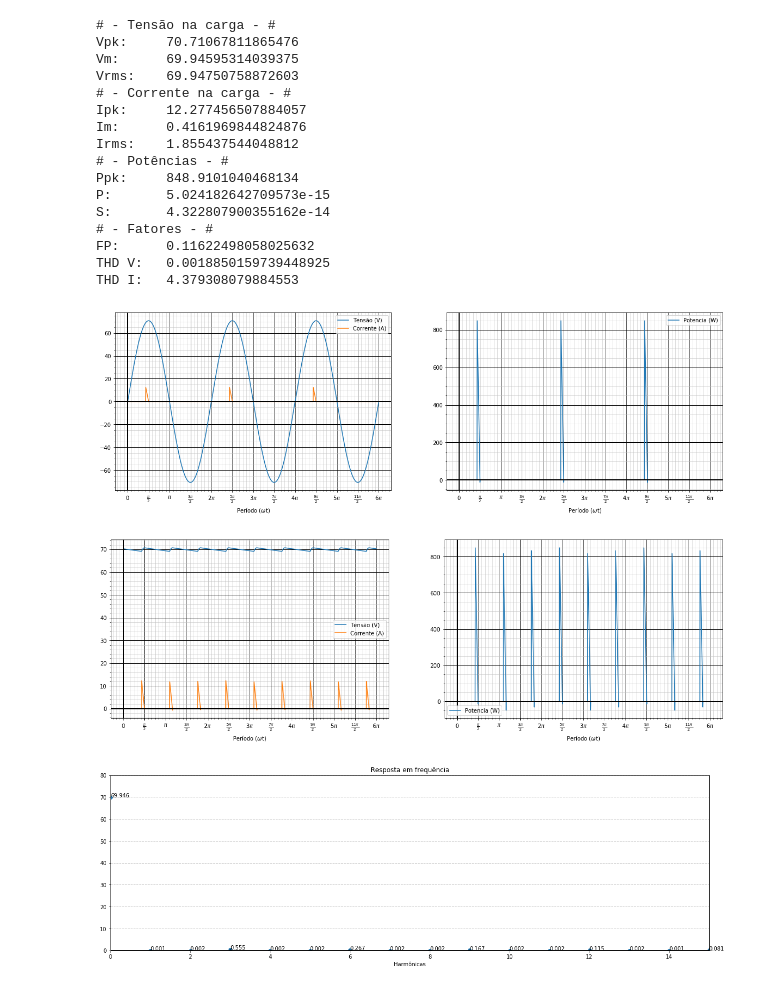
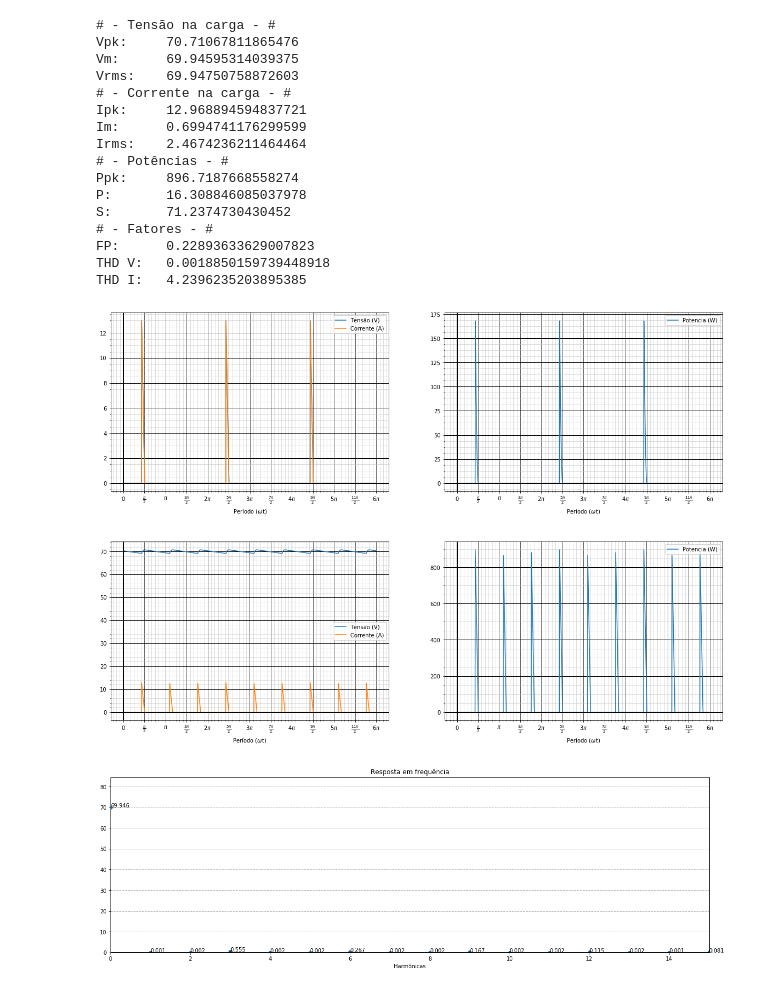
Before and after one commit to diesson/retificadores_python, a Jupyter notebook: 21 Retificador trifásico com ponto médio (Carga RC).ipynb, the cells around one changed output. Cells and saved outputs as stored; diff of their text form; code cells hidden in the pictures.

```diff
--- a/21 Retificador trifásico com ponto médio (Carga RC).ipynb
+++ b/21 Retificador trifásico com ponto médio (Carga RC).ipynb
@@ -48,13 +48,14 @@ func_vout = func_vout + '+' + rampa_RC(V_pk, teta, w*R*C, -4*pi/3) + f'*({degrau
 Vout_media = calculo_medio(func_vout)
 Vout_rms = calculo_rms(func_vout)
 
+
 # Corrente de saída do retificador trifásico com ponto médio
 # Parcela do Ia
-func_iout = f'{w*C*V_pk}*cos(x)*{degrau(a, teta)}'
+func_iout = f'({w*C*V_pk}*cos(x) + (({func_vout})/{R}) )*{degrau(a, teta)}'
 # Parcela do Ib
-func_iout = func_iout + f' + {w*C*V_pk}*cos(x-{2*pi/3})*{degrau(a+2*pi/3, teta+2*pi/3)}'
+func_iout = func_iout + f' + ({w*C*V_pk}*cos(x-{2*pi/3}) + (({func_vout})/{R}) )*{degrau(a+2*pi/3, teta+2*pi/3)}'
 # Parcela do Ic
-func_iout = func_iout + f' + {w*C*V_pk}*cos(x-{4*pi/3})*{degrau(a+4*pi/3, teta+4*pi/3)}'
+func_iout = func_iout + f' + ({w*C*V_pk}*cos(x-{4*pi/3}) + (({func_vout})/{R}) )*{degrau(a+4*pi/3, teta+4*pi/3)}'
 # Calculos com base na forma de onda
 Iout_media = calculo_medio(func_iout)
 Iout_rms = calculo_rms(func_iout)
@@ -70,43 +71,45 @@ func_iin = '(' + func_iout + f')*{degrau(a, teta)}'
 Iin_media = calculo_medio(func_iin)
 Iin_rms = calculo_rms(func_iin)
 
 # Potencia ativa e aparente da entrada do retificador trifásico com ponto médio
 func_p = '(' + func_vin + ')*(' + func_iin + ')'
 P = calculo_medio(func_p)
 S = Iin_rms*V_pk/sqrt(2)
 P_pk = calculo_pk(func_p)
 
 FP = P/S
 thdV = calculo_thd(func_vin, T)
 thdI = calculo_thd(func_iin, T)
 
 print("# - Tensão na carga - #"   , "\nVpk:\t"  , V_pk, "\nVm: \t"  , Vout_media, "\nVrms: \t", Vout_rms)
 print("# - Corrente na carga - #" , "\nIpk: \t" , I_pk, "\nIm: \t"  , Iout_media, "\nIrms: \t", Iout_rms)
 print("# - Potências - #"         , "\nPpk:\t"  , P_pk, "\nP: \t"   , P         , "\nS: \t"   , S)
 print("# - Fatores - #"           , "\nFP:\t"   , FP  , "\nTHD V:\t", thdV      , "\nTHD I:\t", thdI)
 
-plot_info(func_vin, func_iin, xlim=(0, T))
+plot_info(func_iin, func_iin, xlim=(0, T))
+
+#plot_info(func_vin, func_iin, xlim=(0, T))
 plot_info(func_vout, func_iout, xlim=(0, T))
 
 fig, (ax2) = plt.subplots(1, 1, figsize=(20, 6), sharey=True, sharex=True)
 plot_fft(func_vout, ax2, T=2*np.pi, n_harmonicas = 15)
 # %% [output]
 # - Tensão na carga - #
 Vpk:     70.71067811865476
 Vm:      69.94595314039375
 Vrms:    69.94750758872603
 # - Corrente na carga - #
-Ipk:     12.277456507884057
-Im:      0.4161969844824876
-Irms:    1.855437544048812
+Ipk:     12.968894594837721
+Im:      0.6994741176299599
+Irms:    2.4674236211464464
 # - Potências - #
-Ppk:     848.9101040468134
-P:       5.024182642709573e-15
-S:       4.322807900355162e-14
+Ppk:     896.7187668558274
+P:       16.308846085037978
+S:       71.2374730430452
 # - Fatores - #
-FP:      0.11622498058025632
-THD V:   0.0018850159739448925
-THD I:   4.379308079884553
+FP:      0.22893633629007823
+THD V:   0.0018850159739448918
+THD I:   4.2396235203895385
-[figure, old version]
+[figure, new version]
-[figure, old version]
+[figure, new version]
-[figure, old version]
+[figure, new version]
```
